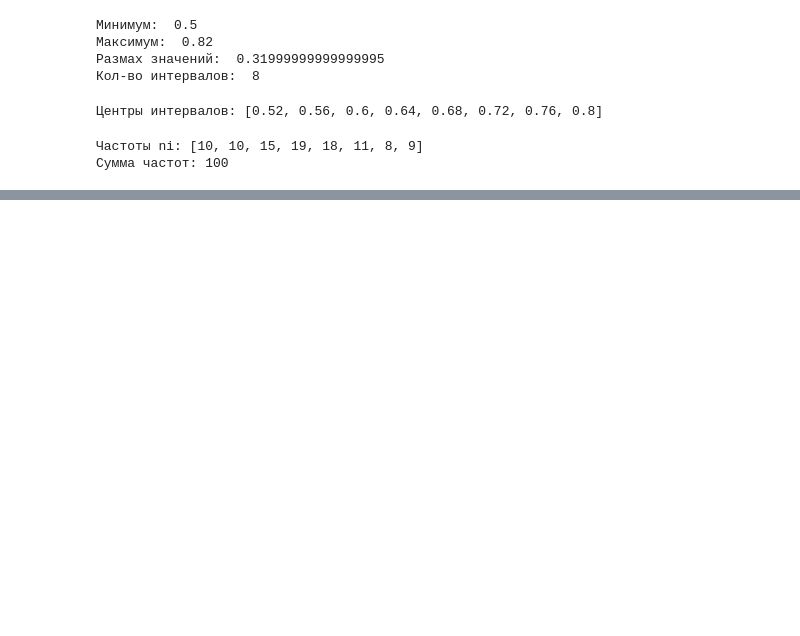
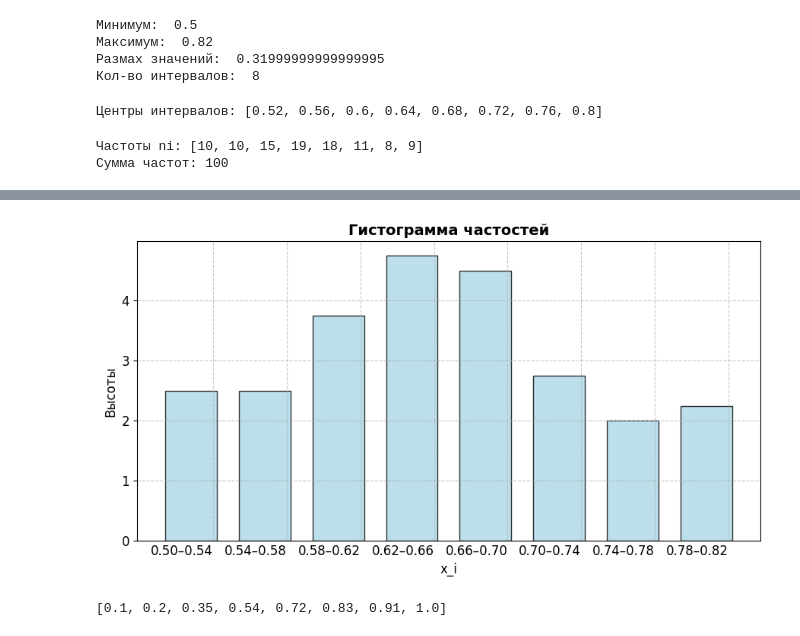
Before and after one commit to garazhi1337/praktika_metody_ii, a Jupyter notebook: MII/11_krukov.ipynb, the cells around one changed output, grey strips where cells are left out. Cells and saved outputs as stored; diff of their text form; code cells hidden in the pictures; blank space fills up the shorter version.

```diff
--- a/MII/11_krukov.ipynb
+++ b/MII/11_krukov.ipynb
@@ -66,0 +138,25 @@ print('Сумма частот:', sum(ni))
+# %%
+interval_labels = [f'{bins[i]:.2f}–{bins[i+1]:.2f}' for i in range(len(bins)-1)]
+
+plt.figure(figsize=(9, 5))
+plt.bar(x=bins[:-1], height=wiH, width=0.7*h, align='edge',
+        edgecolor='black', color='lightblue', alpha=0.8)
+
+plt.title('Гистограмма частоcтей', fontsize=14, fontweight='bold')
+plt.xlabel('x_i', fontsize=12)
+plt.ylabel('Высоты', fontsize=12)
+plt.grid(True, linestyle='--', alpha=0.7, axis='y')
+
+x_positions = [bins[i] + 1.3*h/2 for i in range(len(bins)-1)]
+plt.tick_params(axis='x', which='both', length=0)
+plt.xticks(x_positions, interval_labels, rotation=0, ha='right')
+
+plt.tight_layout()
+plt.show()
+# %% [output]
+[figure, added]
+# %%
+emp_func = list(round(intervalsXiWi.iloc[1].cumsum(), 4)) # Эмпирическая функция распределения
+emp_func
+# %% [output]
+[0.1, 0.2, 0.35, 0.54, 0.72, 0.83, 0.91, 1.0]
```
Also changed, not shown: parts of 24 cells of this notebook, 1 other file.
